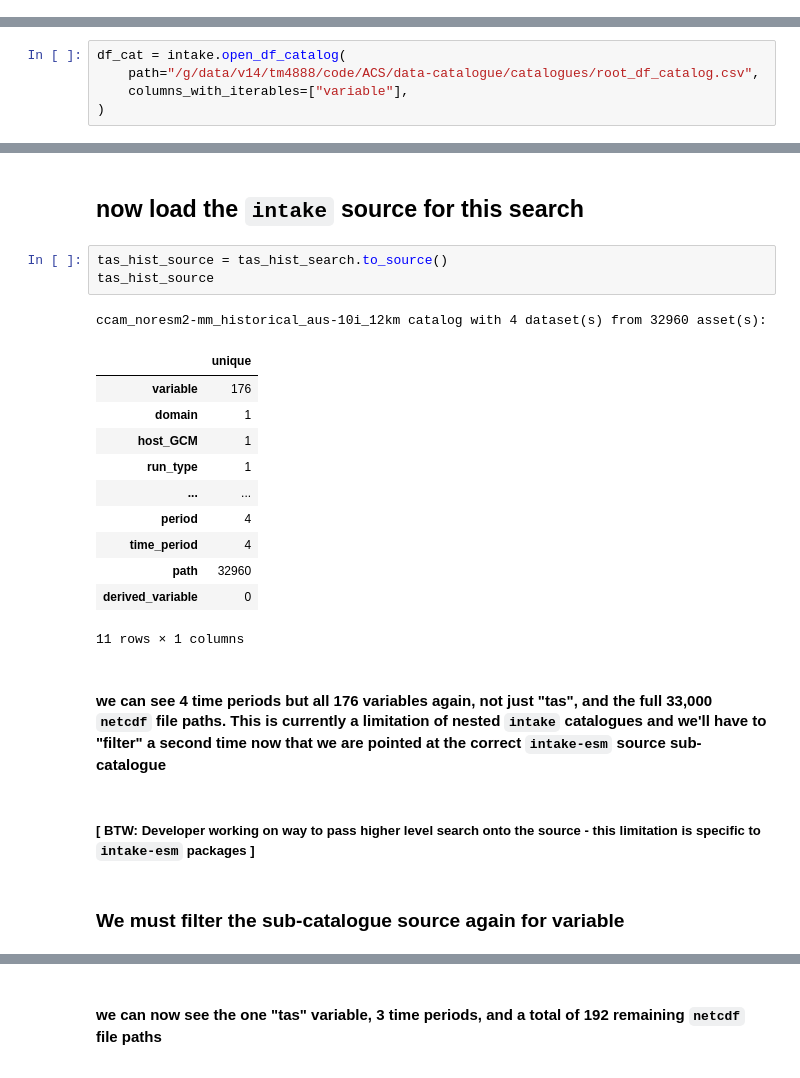
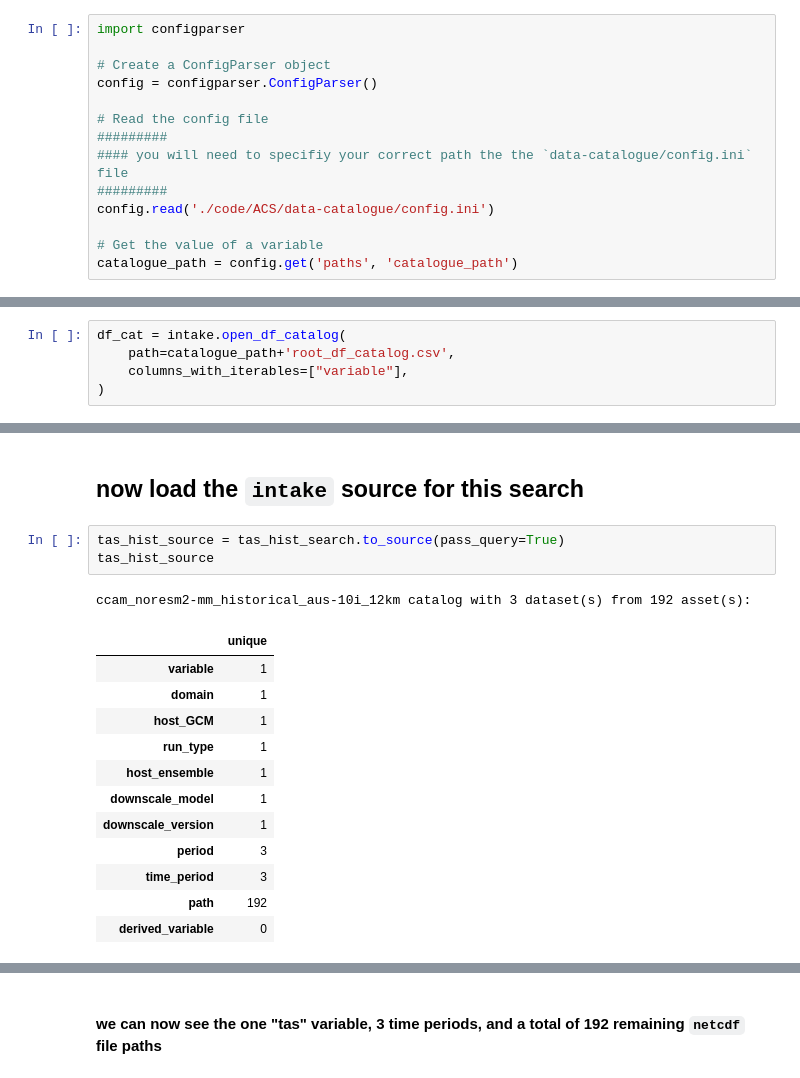
Before and after one commit to AusClimateService/data-catalogue, a Jupyter notebook: notebooks/ACS-catalogue-demo.ipynb, the cells around one changed output, grey strips where cells are left out. Saved outputs shown, nothing was run; the diff lists cells and outputs as text.

Commit message:
AGAIN updated demo notebooks with pass_query and config path

```diff
--- a/notebooks/ACS-catalogue-demo.ipynb
+++ b/notebooks/ACS-catalogue-demo.ipynb
@@ -33,0 +64,14 @@ warnings.filterwarnings('ignore')
+# %%
+import configparser
+
+# Create a ConfigParser object
+config = configparser.ConfigParser()
+
+# Read the config file
+#########
+#### you will need to specifiy your correct path the the `data-catalogue/config.ini` file
+#########
+config.read('./code/ACS/data-catalogue/config.ini')
+
+# Get the value of a variable
+catalogue_path = config.get('paths', 'catalogue_path')
@@ -35,7 +83,7 @@ warnings.filterwarnings('ignore')
 ### open the root ACS intake dataframe catalogue
 # %%
 df_cat = intake.open_df_catalog(
-    path="/g/data/v14/tm4888/code/ACS/data-catalogue/catalogues/root_df_catalog.csv",
+    path=catalogue_path+'root_df_catalog.csv',
     columns_with_iterables=["variable"],
 )
 # %%
@@ -100,24 +148,19 @@ tas_hist_search.df
 # %% [markdown]
 ## now load the `intake` source for this search
 # %%
-tas_hist_source = tas_hist_search.to_source()
+tas_hist_source = tas_hist_search.to_source(pass_query=True)
 tas_hist_source
 # %% [output]
-ccam_noresm2-mm_historical_aus-10i_12km catalog with 4 dataset(s) from 32960 asset(s):
+ccam_noresm2-mm_historical_aus-10i_12km catalog with 3 dataset(s) from 192 asset(s):
 |  | unique |
-| variable | 176 |
+| variable | 1 |
 | domain | 1 |
 | host_GCM | 1 |
 | run_type | 1 |
-| ... | ... |
-| period | 4 |
-| time_period | 4 |
-| path | 32960 |
+| host_ensemble | 1 |
+| downscale_model | 1 |
+| downscale_version | 1 |
+| period | 3 |
+| time_period | 3 |
+| path | 192 |
 | derived_variable | 0 |
-11 rows × 1 columns
-# %% [markdown]
-#### we can see 4 time periods but all 176 variables again, not just "tas", and the full 33,000 `netcdf` file paths.  This is currently a limitation of nested `intake` catalogues and we'll have to "filter" a second time now that we are pointed at the correct `intake-esm` source sub-catalogue
-# %% [markdown]
-##### [ BTW: Developer working on way to pass higher level search onto the source - this limitation is specific to `intake-esm` packages ]
-# %% [markdown]
-### We must filter the sub-catalogue source again for variable
```
Also changed, not shown: parts of 16 cells of this notebook, 3 other files.
